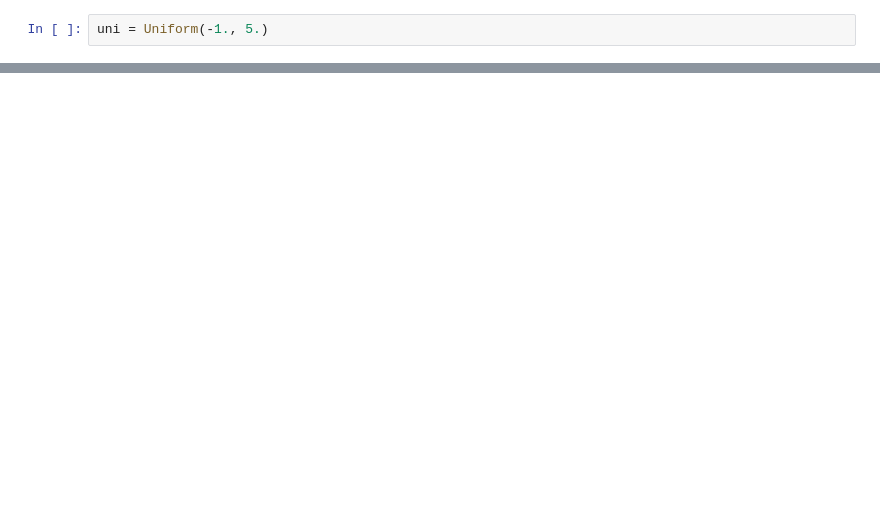
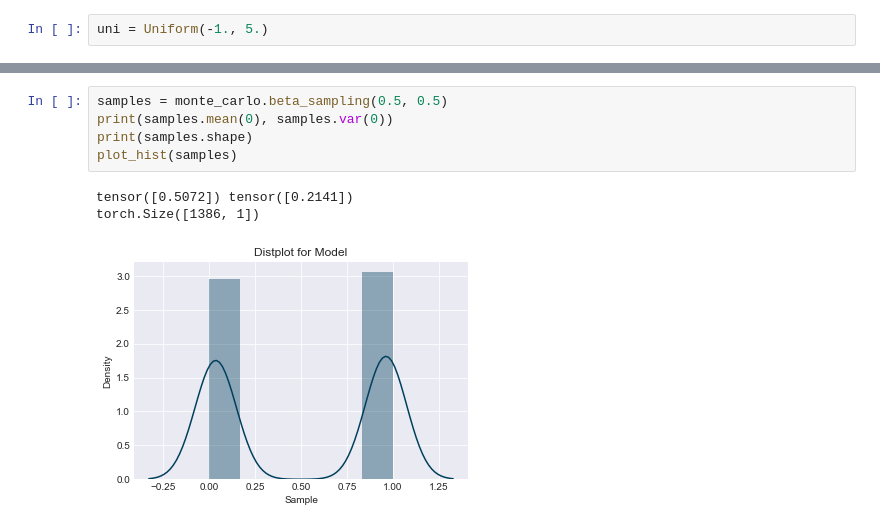
Before and after one commit to nextBillyonair/DPM, a Jupyter notebook: Notebooks/MonteCarlo.ipynb, the cells around one changed output, grey strips where cells are left out. Saved outputs shown, nothing was run; the diff lists cells and outputs as text; blank space fills up the shorter version.

```diff
--- a/Notebooks/MonteCarlo.ipynb
+++ b/Notebooks/MonteCarlo.ipynb
@@ -79,0 +79,9 @@ plt.show()
+# %%
+samples = monte_carlo.beta_sampling(0.5, 0.5)
+print(samples.mean(0), samples.var(0))
+print(samples.shape)
+plot_hist(samples)
+# %% [output]
+tensor([0.5072]) tensor([0.2141])
+torch.Size([1386, 1])
+[figure, added]
```
Also changed, not shown: parts of 8 cells of this notebook, 2 other files.
